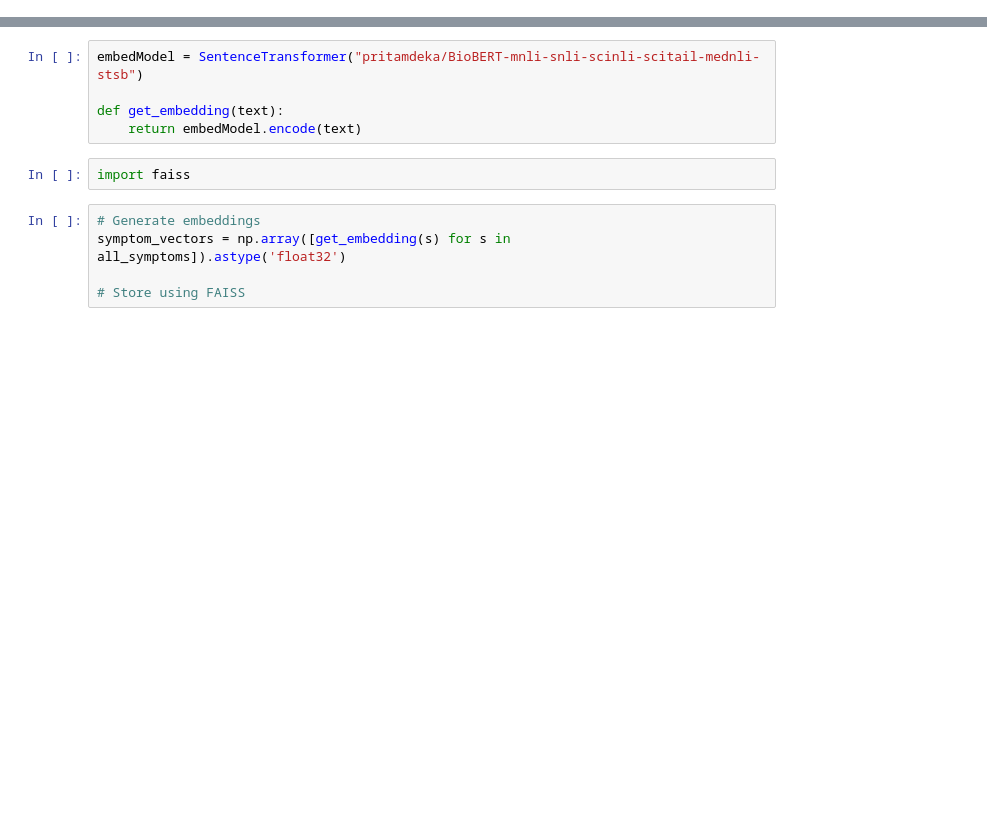
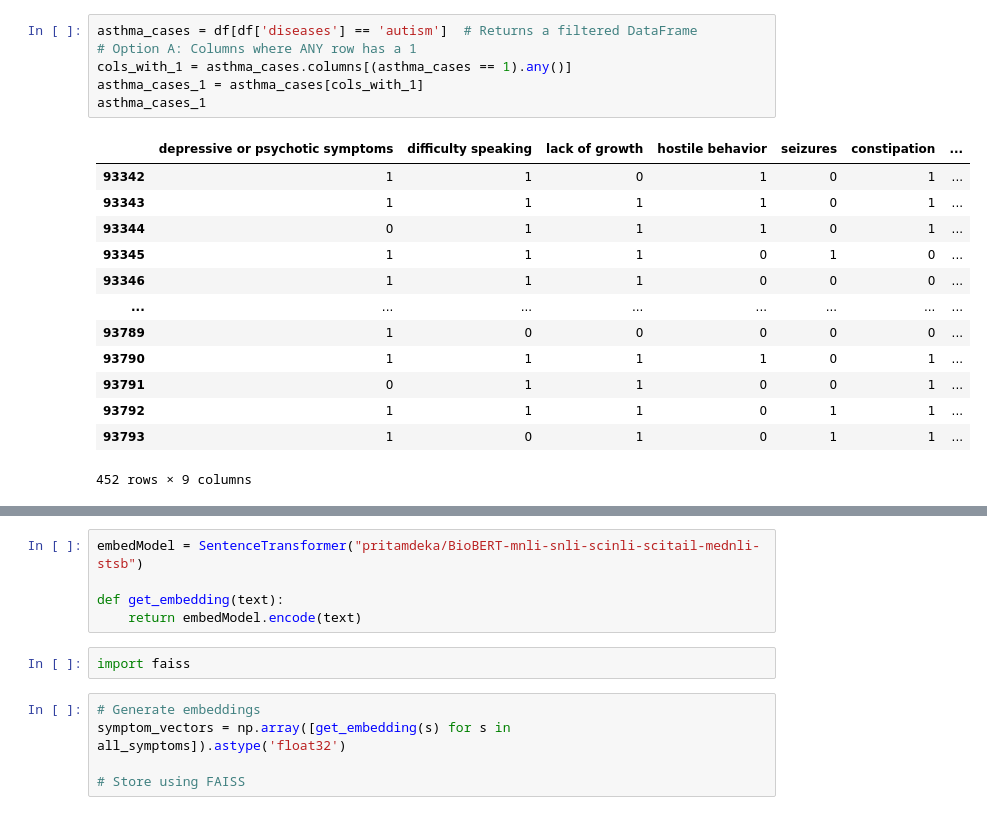
Before and after one commit to hathucanh13/Symptoms2Diseases, a Jupyter notebook: train2.ipynb, the cells around one changed output, grey strips where cells are left out. Drawn from its saved outputs; the diff is of its cells as text; blank space fills up the shorter version.

```diff
--- a/train2.ipynb
+++ b/train2.ipynb
@@ -18 +24,21 @@ allsss.to_csv('datatest2.csv', index=True)
+# %%
+asthma_cases = df[df['diseases'] == 'autism']  # Returns a filtered DataFrame
+# Option A: Columns where ANY row has a 1
+cols_with_1 = asthma_cases.columns[(asthma_cases == 1).any()]
+asthma_cases_1 = asthma_cases[cols_with_1]
+asthma_cases_1
+# %% [output]
+|  | depressive or psychotic symptoms | difficulty speaking | lack of growth | hostile behavior | seizures | constipation | ... |
+| 93342 | 1 | 1 | 0 | 1 | 0 | 1 | ... |
+| 93343 | 1 | 1 | 1 | 1 | 0 | 1 | ... |
+| 93344 | 0 | 1 | 1 | 1 | 0 | 1 | ... |
+| 93345 | 1 | 1 | 1 | 0 | 1 | 0 | ... |
+| 93346 | 1 | 1 | 1 | 0 | 0 | 0 | ... |
+| ... | ... | ... | ... | ... | ... | ... | ... |
+| 93789 | 1 | 0 | 0 | 0 | 0 | 0 | ... |
+| 93790 | 1 | 1 | 1 | 1 | 0 | 1 | ... |
+| 93791 | 0 | 1 | 1 | 0 | 0 | 1 | ... |
+| 93792 | 1 | 1 | 1 | 0 | 1 | 1 | ... |
+| 93793 | 1 | 0 | 1 | 0 | 1 | 1 | ... |
+452 rows × 9 columns
 # %%
```
Also changed, not shown: parts of 16 cells of this notebook, 9 other files.
